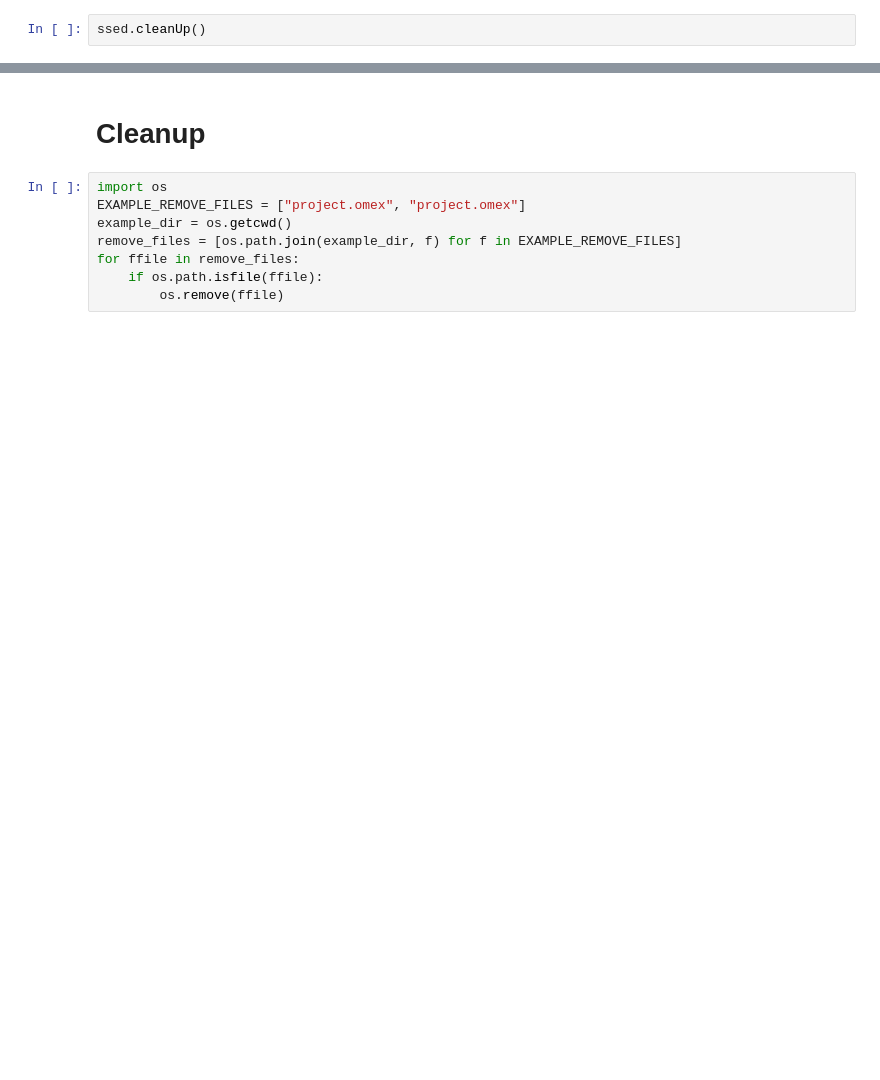
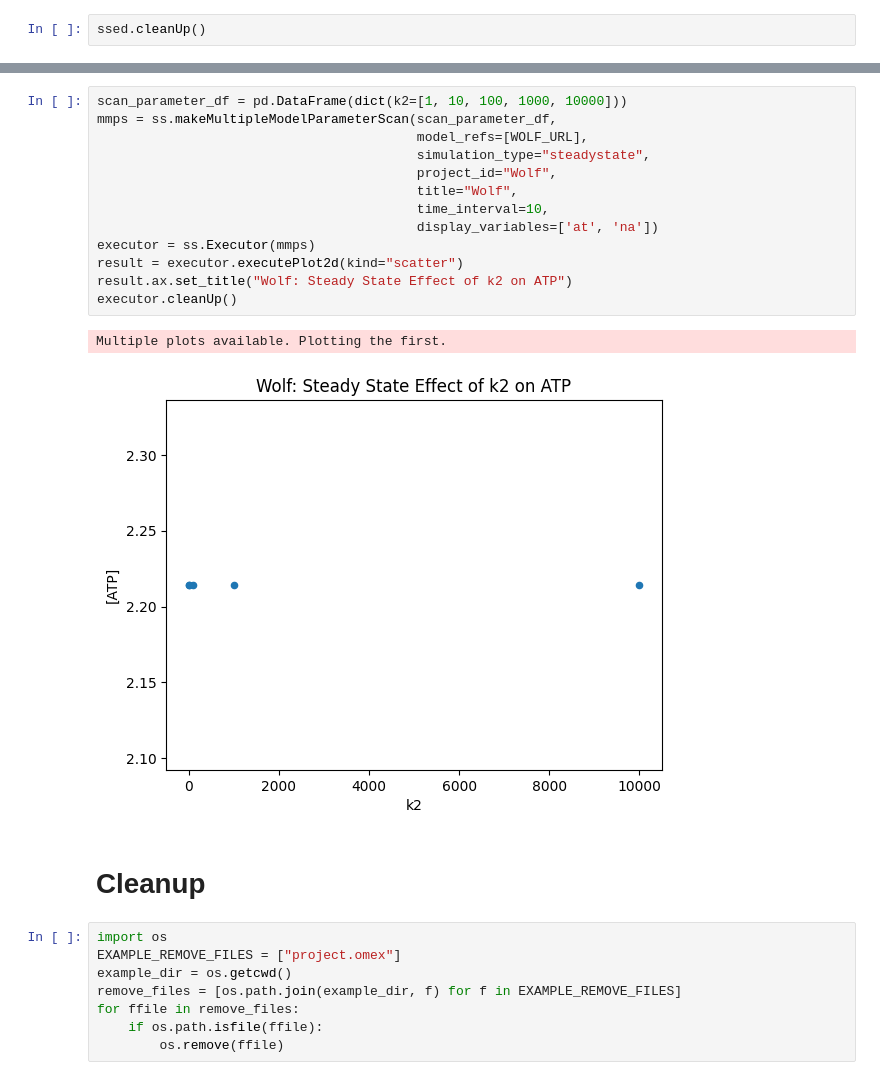
Before and after one commit to sys-bio/SimpleSEDML, a Jupyter notebook: examples/vingnette.ipynb, the cells around one changed output, grey strips where cells are left out. Saved outputs shown, nothing was run; the diff lists cells and outputs as text; blank space fills up the shorter version.

Commit message:
Implemented Executor; updated version.

```diff
--- a/examples/vingnette.ipynb
+++ b/examples/vingnette.ipynb
@@ -369,8 +383,24 @@ ssed.cleanUp()
+# %%
+scan_parameter_df = pd.DataFrame(dict(k2=[1, 10, 100, 1000, 10000]))
+mmps = ss.makeMultipleModelParameterScan(scan_parameter_df,
+                                         model_refs=[WOLF_URL],
+                                         simulation_type="steadystate",
+                                         project_id="Wolf",
+                                         title="Wolf",
+                                         time_interval=10,
+                                         display_variables=['at', 'na'])
+executor = ss.Executor(mmps)
+result = executor.executePlot2d(kind="scatter")
+result.ax.set_title("Wolf: Steady State Effect of k2 on ATP")
+executor.cleanUp()
+# %% [output]
+Multiple plots available. Plotting the first.
+[figure, added]
 # %% [markdown]
 # Cleanup
 # %%
 import os
-EXAMPLE_REMOVE_FILES = ["project.omex", "project.omex"]
+EXAMPLE_REMOVE_FILES = ["project.omex"]
 example_dir = os.getcwd()
 remove_files = [os.path.join(example_dir, f) for f in EXAMPLE_REMOVE_FILES]
 for ffile in remove_files:
```
Also changed, not shown: parts of 13 cells of this notebook, 8 other files.
